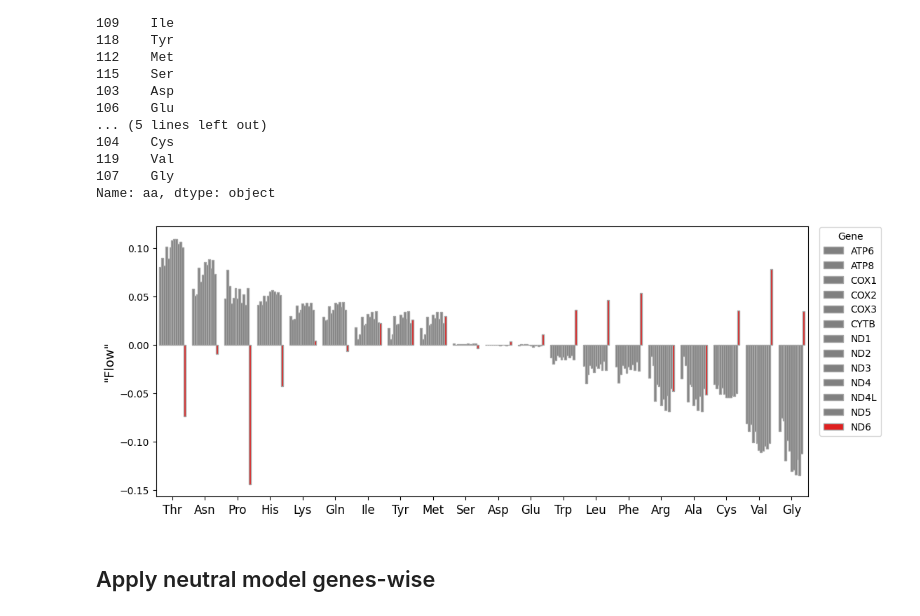
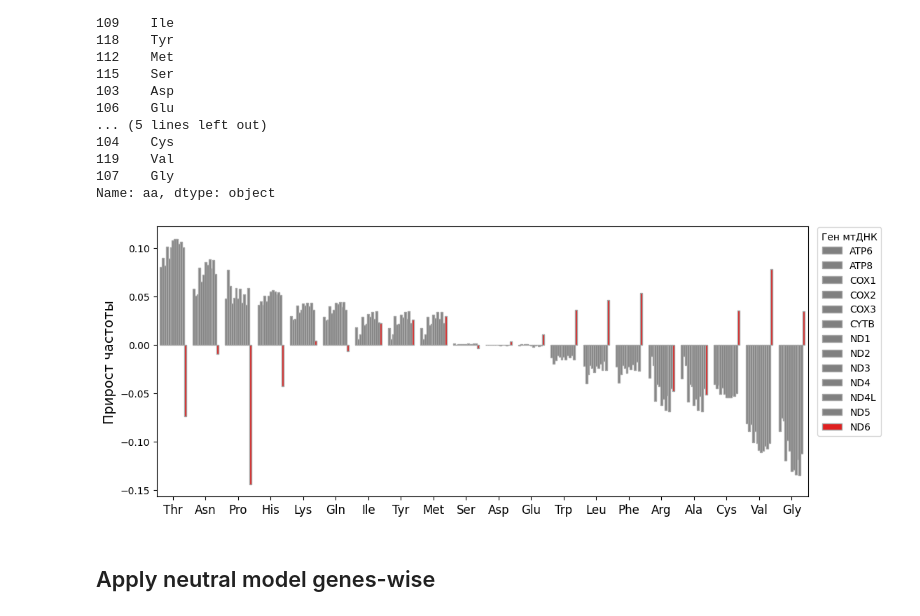
Before and after one commit to mitoclub/AminoAcidShift, a Jupyter notebook: human_germline.ipynb, the cells around one changed output. Cells and saved outputs as stored; diff of their text form; code cells hidden in the pictures.

Commit message:
plots for disser

```diff
--- a/human_germline.ipynb
+++ b/human_germline.ipynb
@@ -192,18 +212,19 @@ Name: aa, dtype: object
 # %%
 plt.figure(figsize=(12, 5))
 sns.barplot(
     lg_df, x='aa', y='flow', hue='gene',
     palette='GrayRed', edgecolor=".65",
     order=lg_df.query('gene == "CYTB"').sort_values('flow', ascending=False).aa,
 )
 plt.legend(
-    loc='upper right', bbox_to_anchor=(1.12, 1.015), title='Gene', fontsize=10)
-plt.ylabel('"Flow"', fontsize=13)
+    loc='upper right', bbox_to_anchor=(1.12, 1.015), title='Ген мтДНК', fontsize=10)
+plt.ylabel('Прирост частоты', fontsize=14)
 plt.xlabel('')
 plt.xticks(fontsize=12)
+plt.savefig('./aa_flow_by_gene_megatree.pdf', bbox_inches='tight')
 plt.show()
 # %% [output]
-[figure, old version]
+[figure, new version]
 # %% [markdown]
 ## Apply neutral model genes-wise
 # %%
```
Also changed, not shown: parts of 6 cells of this notebook, 2 other files.
